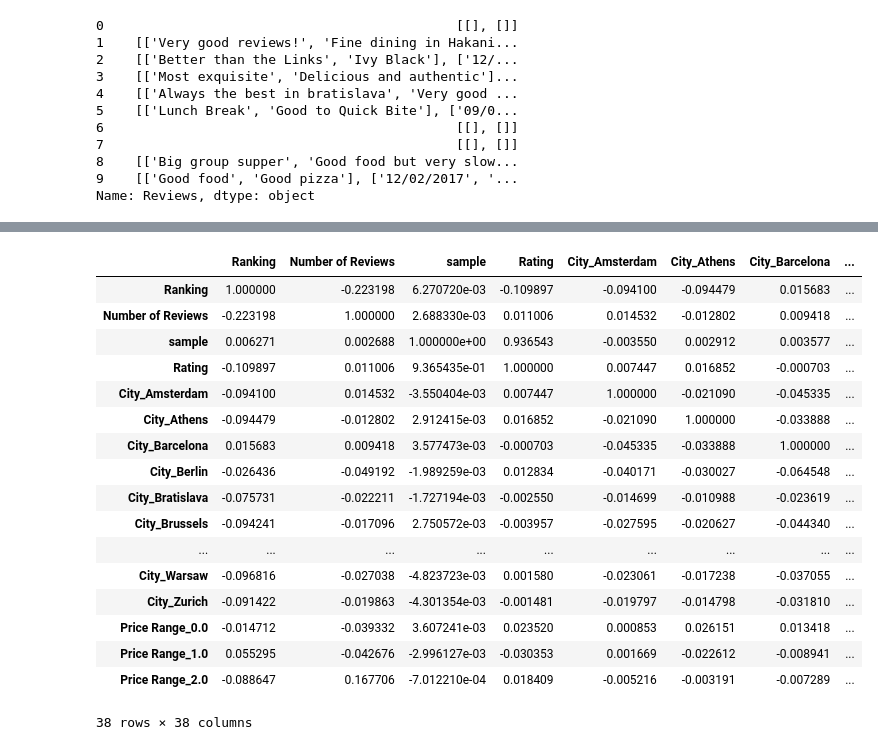
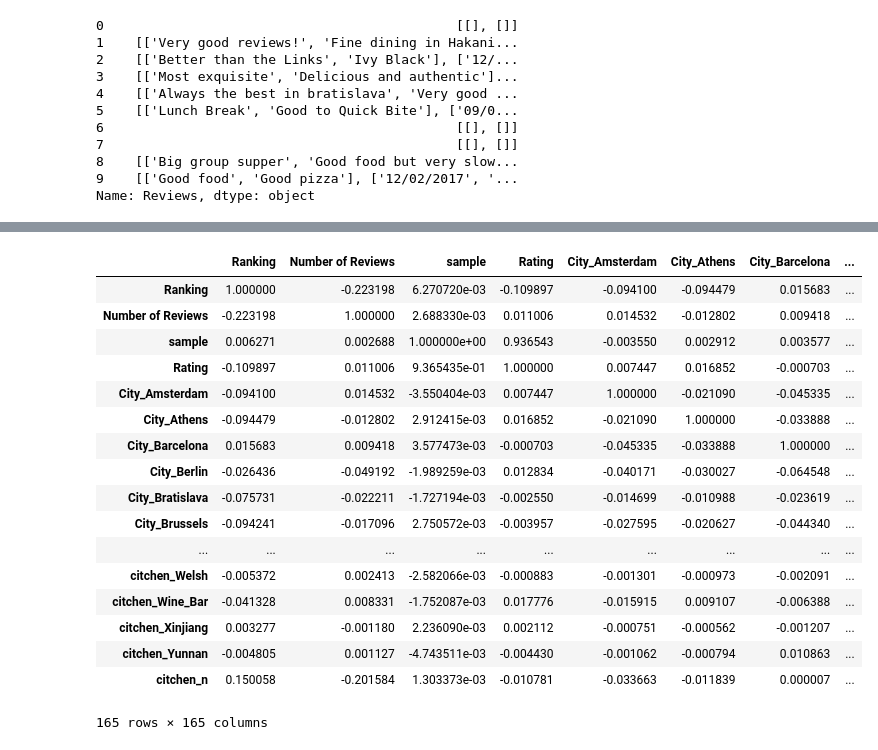
Before and after one commit to AnorVen/skillfactory_rds, a Jupyter notebook: module3/module3.ipynb, the cells around one changed output, grey strips where cells are left out. Cells and saved outputs as stored; diff of their text form; code cells hidden in the pictures.

```diff
--- a/module3/module3.ipynb
+++ b/module3/module3.ipynb
@@ -344,10 +294,0 @@ KeyError: 'dates'
-# %%
-def date_2(x):
-    if x == '':
-        return x
-    elif len(x.split(',')) > 1:
-        return datetime.strptime(x.split(',')[1].replace("'",'').replace(' ',''), '%m/%d/%Y')
-    else:
-        return ''
-df['date_2'] = df['dates'].apply(date_2)
-df['date_2']
@@ -356,2 +294,0 @@ KeyError: 'dates'
-# %%
-df['date_delta'] = df['date_1'] - df['date_2']
@@ -367,0 +295,2 @@ KeyError: 'date_1'
+# %%
+citchens = pd.read_csv('./citchens.csv', index)
@@ -368 +312,3 @@ KeyError: 'date_1'
+# %%
+fin_df = df.merge(citchens, left_index=True, right_index=True)
 # %%
@@ -388,21 +322,21 @@ memory usage: 5.1+ MB
 # %%
-df.corr()
+fin_df.corr()
 # %% [output]
 |  | Ranking | Number of Reviews | sample | Rating | City_Amsterdam | City_Athens | City_Barcelona | ... |
 | Ranking | 1.000000 | -0.223198 | 6.270720e-03 | -0.109897 | -0.094100 | -0.094479 | 0.015683 | ... |
 | Number of Reviews | -0.223198 | 1.000000 | 2.688330e-03 | 0.011006 | 0.014532 | -0.012802 | 0.009418 | ... |
 | sample | 0.006271 | 0.002688 | 1.000000e+00 | 0.936543 | -0.003550 | 0.002912 | 0.003577 | ... |
 | Rating | -0.109897 | 0.011006 | 9.365435e-01 | 1.000000 | 0.007447 | 0.016852 | -0.000703 | ... |
 | City_Amsterdam | -0.094100 | 0.014532 | -3.550404e-03 | 0.007447 | 1.000000 | -0.021090 | -0.045335 | ... |
 | City_Athens | -0.094479 | -0.012802 | 2.912415e-03 | 0.016852 | -0.021090 | 1.000000 | -0.033888 | ... |
 | City_Barcelona | 0.015683 | 0.009418 | 3.577473e-03 | -0.000703 | -0.045335 | -0.033888 | 1.000000 | ... |
 | City_Berlin | -0.026436 | -0.049192 | -1.989259e-03 | 0.012834 | -0.040171 | -0.030027 | -0.064548 | ... |
 | City_Bratislava | -0.075731 | -0.022211 | -1.727194e-03 | -0.002550 | -0.014699 | -0.010988 | -0.023619 | ... |
 | City_Brussels | -0.094241 | -0.017096 | 2.750572e-03 | -0.003957 | -0.027595 | -0.020627 | -0.044340 | ... |
 | ... | ... | ... | ... | ... | ... | ... | ... | ... |
-| City_Warsaw | -0.096816 | -0.027038 | -4.823723e-03 | 0.001580 | -0.023061 | -0.017238 | -0.037055 | ... |
-| City_Zurich | -0.091422 | -0.019863 | -4.301354e-03 | -0.001481 | -0.019797 | -0.014798 | -0.031810 | ... |
-| Price Range_0.0 | -0.014712 | -0.039332 | 3.607241e-03 | 0.023520 | 0.000853 | 0.026151 | 0.013418 | ... |
-| Price Range_1.0 | 0.055295 | -0.042676 | -2.996127e-03 | -0.030353 | 0.001669 | -0.022612 | -0.008941 | ... |
-| Price Range_2.0 | -0.088647 | 0.167706 | -7.012210e-04 | 0.018409 | -0.005216 | -0.003191 | -0.007289 | ... |
+| citchen_Welsh | -0.005372 | 0.002413 | -2.582066e-03 | -0.000883 | -0.001301 | -0.000973 | -0.002091 | ... |
+| citchen_Wine_Bar | -0.041328 | 0.008331 | -1.752087e-03 | 0.017776 | -0.015915 | 0.009107 | -0.006388 | ... |
+| citchen_Xinjiang | 0.003277 | -0.001180 | 2.236090e-03 | 0.002112 | -0.000751 | -0.000562 | -0.001207 | ... |
+| citchen_Yunnan | -0.004805 | 0.001127 | -4.743511e-03 | -0.004430 | -0.001062 | -0.000794 | 0.010863 | ... |
+| citchen_n | 0.150058 | -0.201584 | 1.303373e-03 | -0.010781 | -0.033663 | -0.011839 | 0.000007 | ... |
-38 rows × 38 columns
+165 rows × 165 columns
```
Also changed, not shown: parts of 25 cells of this notebook, 3 other files.
